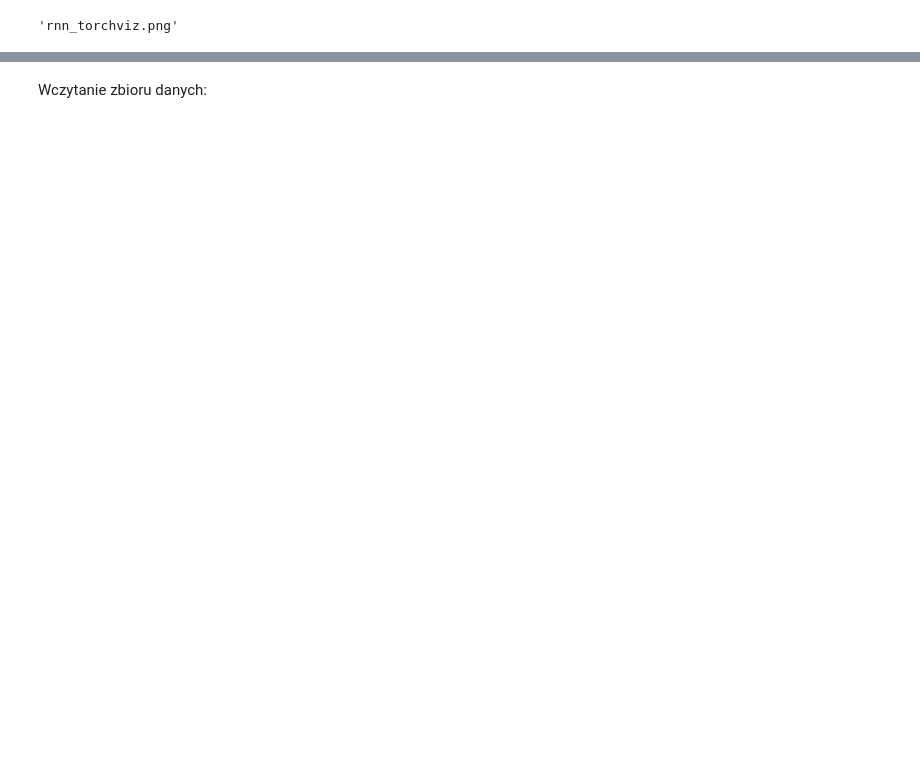
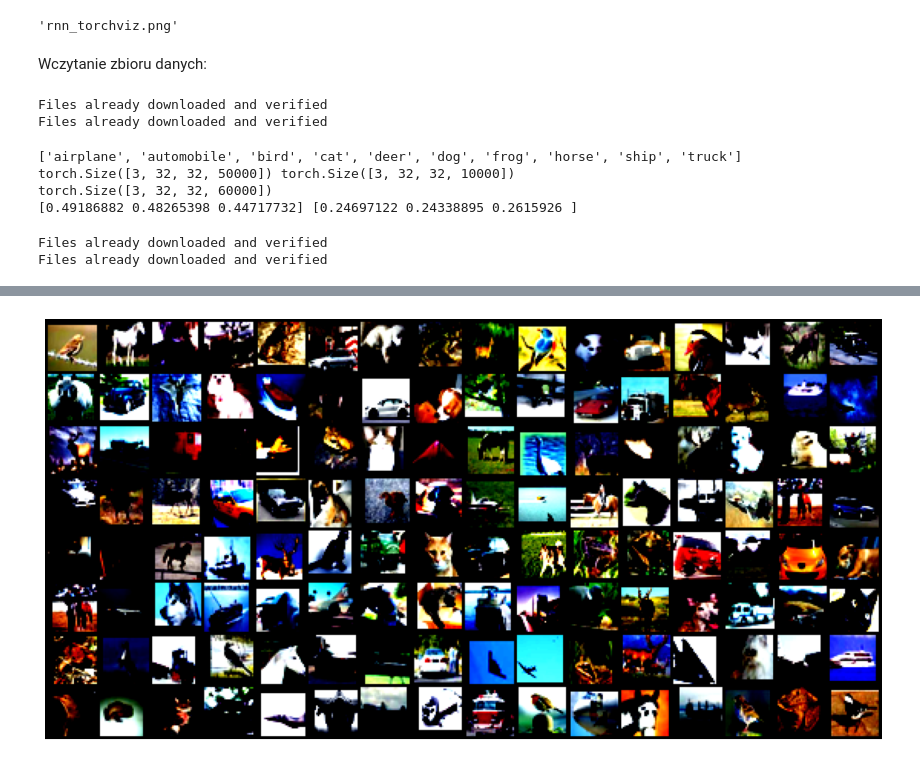
Before and after one commit to Jvlia17/deep-learning, a Jupyter notebook: ResNet.ipynb, the cells around one changed output, grey strips where cells are left out. Cells and saved outputs as stored; diff of their text form; code cells hidden in the pictures; blank space fills up the shorter version.

```diff
--- a/ResNet.ipynb
+++ b/ResNet.ipynb
@@ -115,2 +140,60 @@ make_dot(y.mean(), params=dict(model.named_parameters())).render("rnn_torchviz",
 # %% [output]
 'rnn_torchviz.png'
+# %% [markdown]
+Wczytanie zbioru danych:
+# %%
+trainset = datasets.CIFAR10(root='./data', train=True, download=True, transform=transforms.ToTensor())
+testset = datasets.CIFAR10(root='./data', train=False, download=True, transform=transforms.ToTensor())
+# %% [output]
+Files already downloaded and verified
+Files already downloaded and verified
+# %%
+classes = trainset.classes
+print(classes)
+# calculate mean and std for the dataset
+imgs_train = torch.stack([img_t for img_t ,_ in trainset],dim=3)
+imgs_test = torch.stack([img_t for img_t ,_ in testset],dim=3)
+imgs = torch.cat((imgs_train, imgs_test), 3)
+mean = imgs.view(3,-1).mean(dim=1).numpy()
+std = imgs.view(3, -1).std(dim=1).numpy()
+print(mean, std)
+
+normalize= transforms.Normalize(mean=[mean[0], mean[1], mean[2]],
+                                     std=[std[0], std[1], std[2]])
+# %% [output]
+['airplane', 'automobile', 'bird', 'cat', 'deer', 'dog', 'frog', 'horse', 'ship', 'truck']
+torch.Size([3, 32, 32, 50000]) torch.Size([3, 32, 32, 10000])
+torch.Size([3, 32, 32, 60000])
+[0.49186882 0.48265398 0.44717732] [0.24697122 0.24338895 0.2615926 ]
+# %%
+0# data augmentation: 4 pixels are padded on each side,
+# and a 32×32 crop is randomly sampled from the padded
+# image or its horizontal flip
+
+train_loader = torch.utils.data.DataLoader(
+        datasets.CIFAR10(root='./data', train=True, transform=transforms.Compose([
+            transforms.RandomHorizontalFlip(),
+            transforms.RandomCrop(32, 4),
+            transforms.ToTensor(),
+            normalize,
+        ]), download=True),
+        batch_size=batch_size, shuffle=True, pin_memory=True)
+
+val_loader = torch.utils.data.DataLoader(
+        datasets.CIFAR10(root='./data', train=False, transform=transforms.Compose([
+            transforms.RandomHorizontalFlip(),
+            transforms.RandomCrop(32, 4),
+            transforms.ToTensor(),
+            normalize,
+        ]), download=True),
+        batch_size=batch_size, shuffle=True, pin_memory=True)
+# %% [output]
+Files already downloaded and verified
+Files already downloaded and verified
+# %%
+for images, _ in train_loader:
+    plt.figure(figsize=(16,8))
+    plt.axis('off')
+    plt.imshow(utils.make_grid(images, nrow=16).permute((1, 2, 0)))
+    break
+# %% [output]
@@ -117,3 +201,4 @@ make_dot(y.mean(), params=dict(model.named_parameters())).render("rnn_torchviz",
+[figure, added]
 # %%
 # Hyper-parameters
 num_epochs = 200
@@ -122,5 +207,3 @@ learning_rate = 0.001
 weight_decay = 0.0001 # ??
 momentum = 0.9
 # when the training error is below 80% go to lr=0.1
-# %% [markdown]
-Wczytanie zbioru danych:
```
Also changed, not shown: parts of 7 cells of this notebook.
